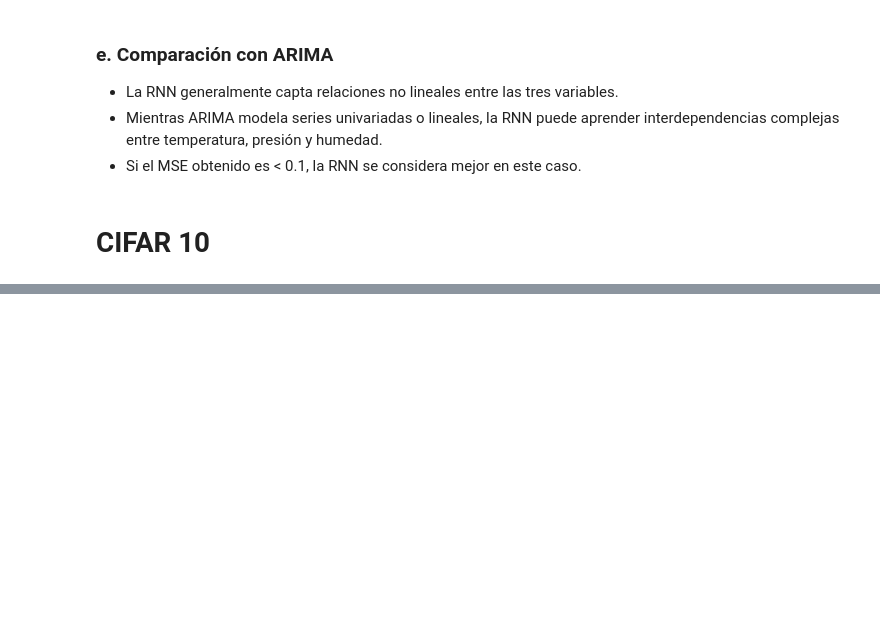
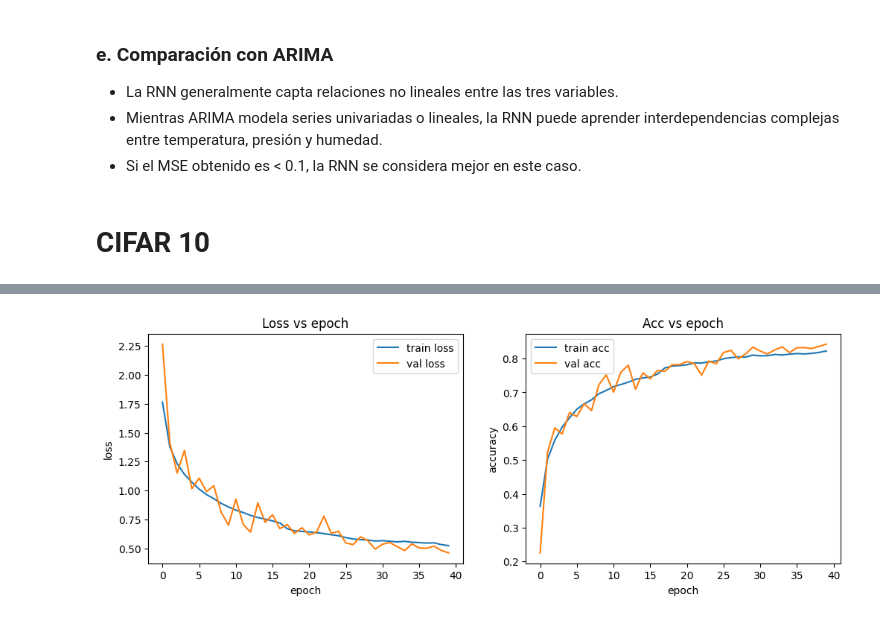
Before and after one commit to andifeliz/tp1-parte2, a Jupyter notebook: notebooks/tp2-parte1.ipynb, the cells around one changed output, grey strips where cells are left out. Cells and saved outputs as stored; diff of their text form; code cells hidden in the pictures; blank space fills up the shorter version.

```diff
--- a/notebooks/tp2-parte1.ipynb
+++ b/notebooks/tp2-parte1.ipynb
@@ -692,0 +785,7 @@ NameError: name 'random' is not defined
+# %%
+#Compilacion del modelo
+model = make_model()
+model.compile(optimizer=keras.optimizers.Adam(learning_rate=1e-3),
+              loss='sparse_categorical_crossentropy',
+              metrics=['accuracy'])
+model.summary()
@@ -692,0 +814,16 @@ NameError: name 'random' is not defined
+# %%
+# Callbacks
+# Este callback ajusta de forma automatica el learning rate para hacer mas ajustes finos cuando el modelo parece estancarse.
+reduce_lr = keras.callbacks.ReduceLROnPlateau(monitor='val_loss', factor=0.5, patience=4, verbose=1)
+# Este callback detiene el entrenamiento si no hay mejoras, evitando el sobreajuste y garantizando que los pesos más generales (no sobreajustados) sean los que se mantengan.
+early_stop = keras.callbacks.EarlyStopping(monitor='val_loss', patience=10, restore_best_weights=True, verbose=1)
+# %%
+# Entrenamiento
+
+EPOCHS = 40
+BATCH = 128
+history = model.fit(x_train, y_train,
+                    validation_split=0.1,
+                    epochs=EPOCHS,
+                    batch_size=BATCH,
+                    callbacks=[reduce_lr, early_stop])
@@ -692,0 +862,16 @@ NameError: name 'random' is not defined
+# %%
+#2B Graficos
+
+plt.figure(figsize=(12,4))
+plt.subplot(1,2,1)
+plt.plot(history.history['loss'], label='train loss')
+plt.plot(history.history['val_loss'], label='val loss')
+plt.xlabel('epoch'); plt.ylabel('loss'); plt.legend(); plt.title('Loss vs epoch')
+
+plt.subplot(1,2,2)
+plt.plot(history.history['accuracy'], label='train acc')
+plt.plot(history.history['val_accuracy'], label='val acc')
+plt.xlabel('epoch'); plt.ylabel('accuracy'); plt.legend(); plt.title('Acc vs epoch')
+plt.show()
+# %% [output]
+[figure, added]
```
Also changed, not shown: parts of 16 cells of this notebook, 1 other file.
